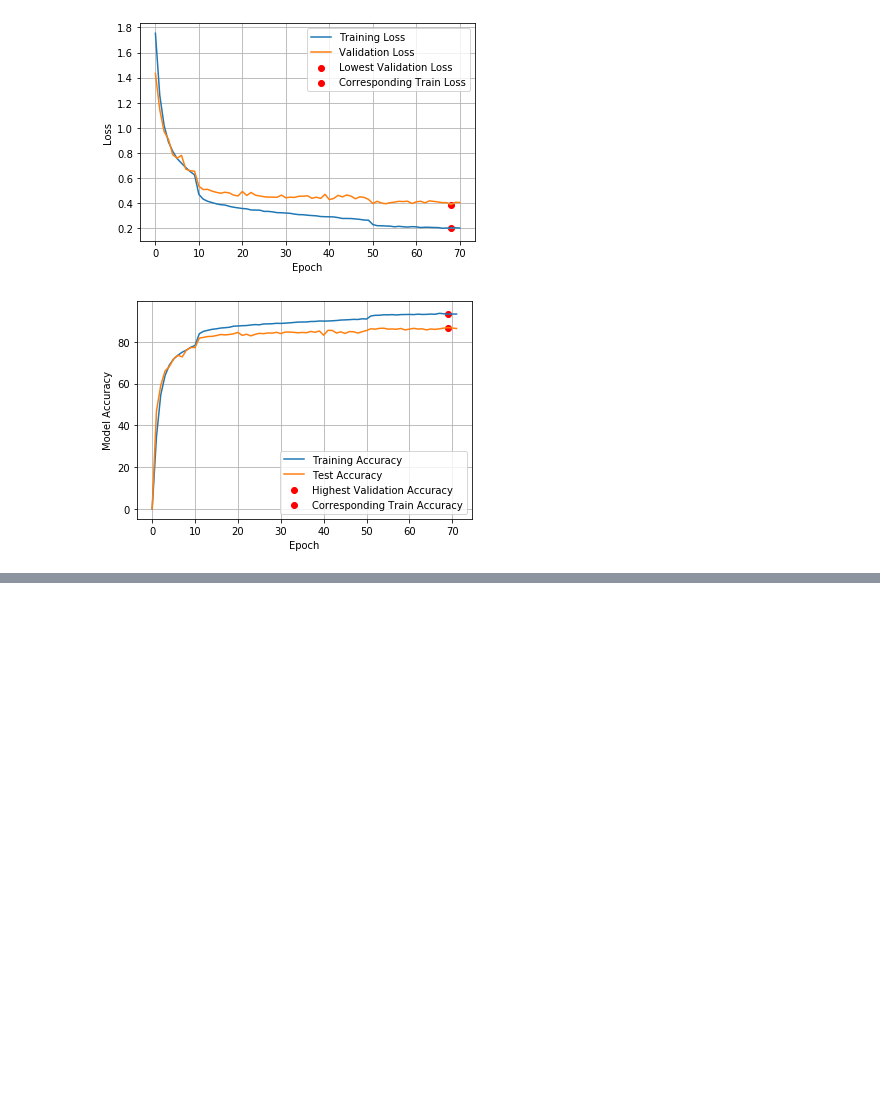
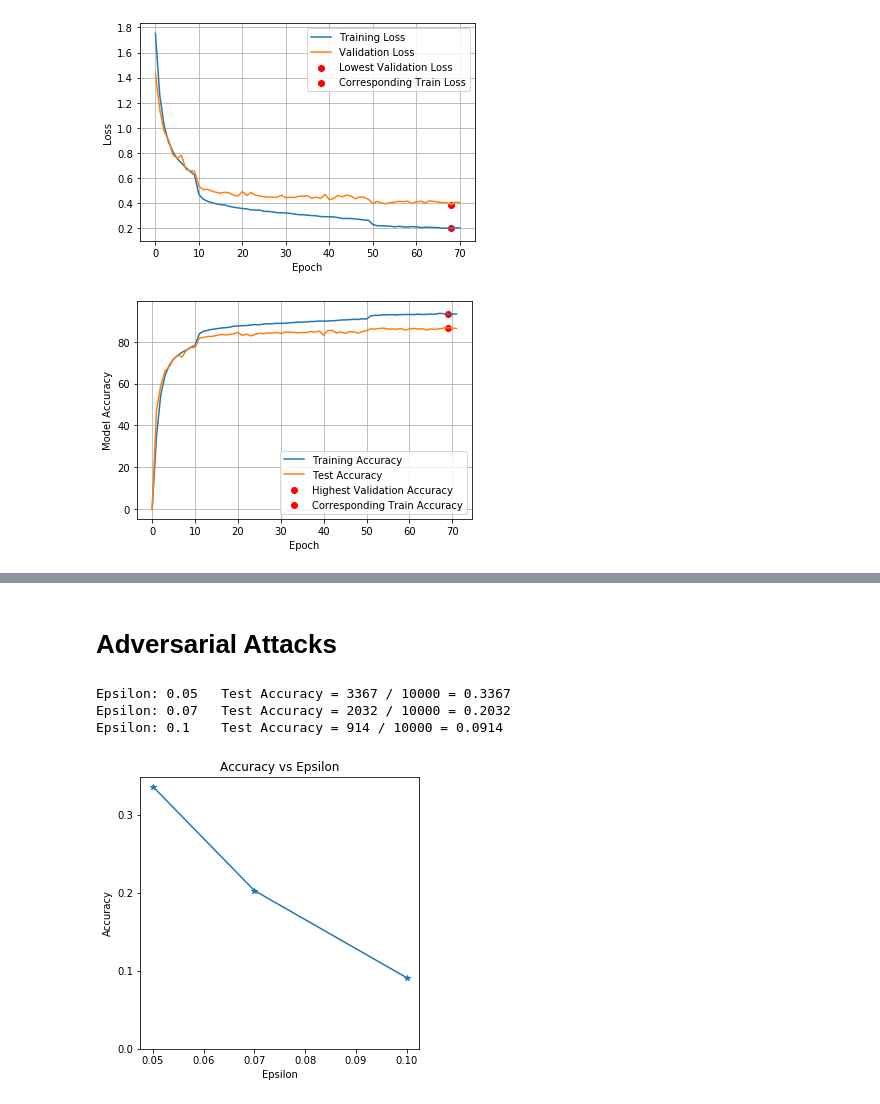
Before and after one commit to rydr0/CIFAR10-Classification, a Jupyter notebook: Midterm Project (Version 3).ipynb, the cells around one changed output, grey strips where cells are left out. Drawn from its saved outputs; the diff is of its cells as text; code cells hidden in the pictures; blank space fills up the shorter version.

Commit message:
Added Adversarial Attacks

```diff
--- a/Midterm Project (Version 3).ipynb
+++ b/Midterm Project (Version 3).ipynb
@@ -408,7 +432,7 @@ criterion = nn.CrossEntropyLoss()
 
 # Initial hyperparameters
 number_of_epochs = 100
-step_size = 0.01
+step_size = 0.00001
 momentum_parameter = 0.9
 weight_decay = 0.001
 
@@ -647,0 +659,11 @@ NameError: name 'TheModelClass' is not defined
+# %% [markdown]
+# Adversarial Attacks
+# %%
+test_loader1 = torch.utils.data.DataLoader(test_dataset, batch_size=1, shuffle=True)
+epsilon = [0.05, 0.07, 0.1]
+# %%
+def fgsm(images, epsilon, images_gradient):
+    sign = images.grad.sign()
+    new_image = images + epsilon * sign
+
+    return new_image
@@ -647,0 +735,24 @@ NameError: name 'TheModelClass' is not defined
+# %%
+accuracies = []
+examples = []
+
+# Run test for each epsilon
+for eps in epsilon:
+    acc, ex = test(neural_network, device, test_loader1, eps)
+    accuracies.append(acc)
+    examples.append(ex)
+# %% [output]
+Epsilon: 0.05   Test Accuracy = 3367 / 10000 = 0.3367
+Epsilon: 0.07   Test Accuracy = 2032 / 10000 = 0.2032
+Epsilon: 0.1    Test Accuracy = 914 / 10000 = 0.0914
+# %%
+plt.figure(figsize=(5,5))
+plt.plot(epsilon, accuracies, "*-")
+plt.yticks(np.arange(0, 0.4, step=0.1))
+plt.xticks(np.arange(0.05, 0.11, step=0.01))
+plt.title("Accuracy vs Epsilon")
+plt.xlabel("Epsilon")
+plt.ylabel("Accuracy")
+plt.show()
+# %% [output]
+[figure, added]
```
Also changed, not shown: parts of 18 cells of this notebook, 1 other file.
